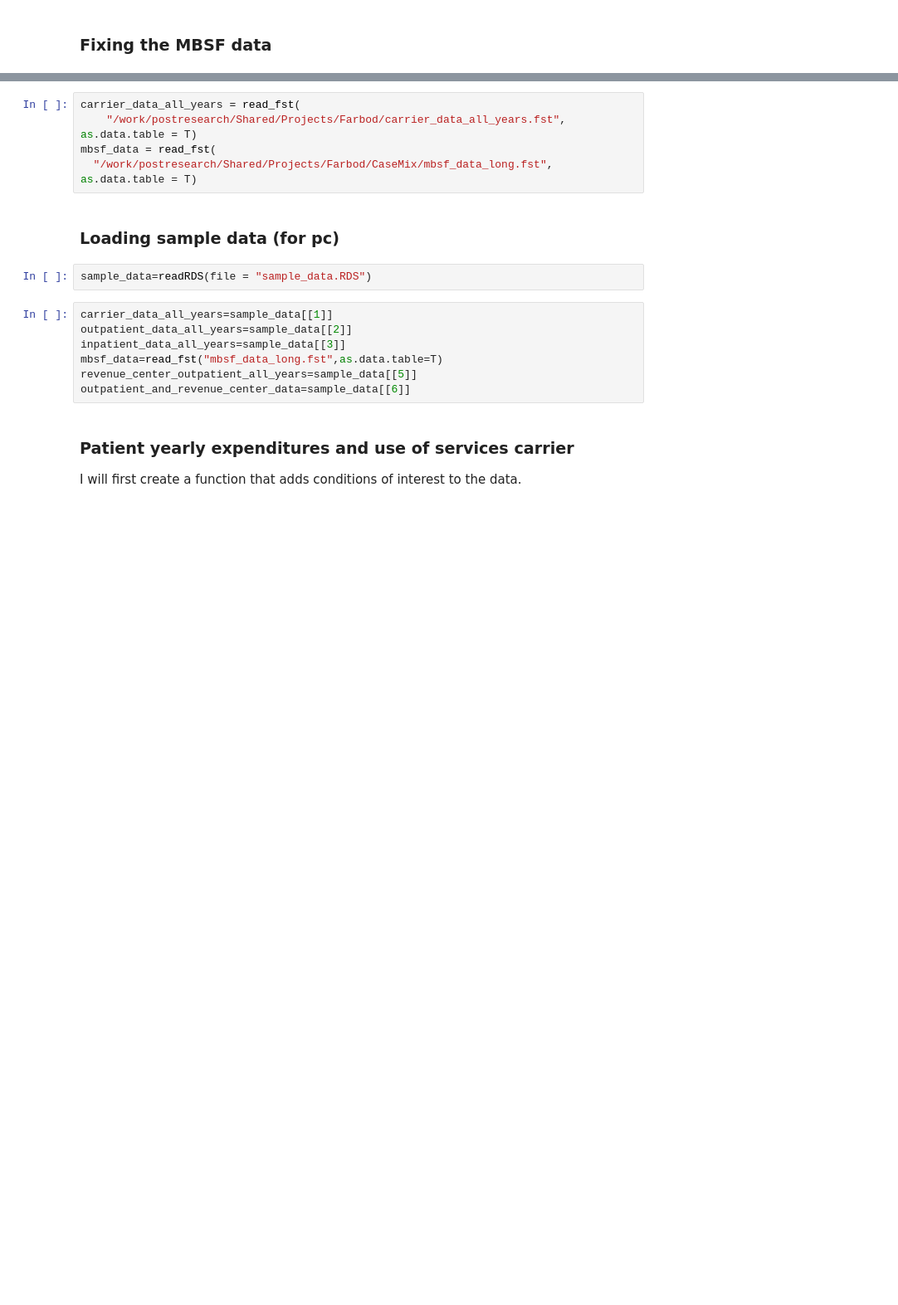
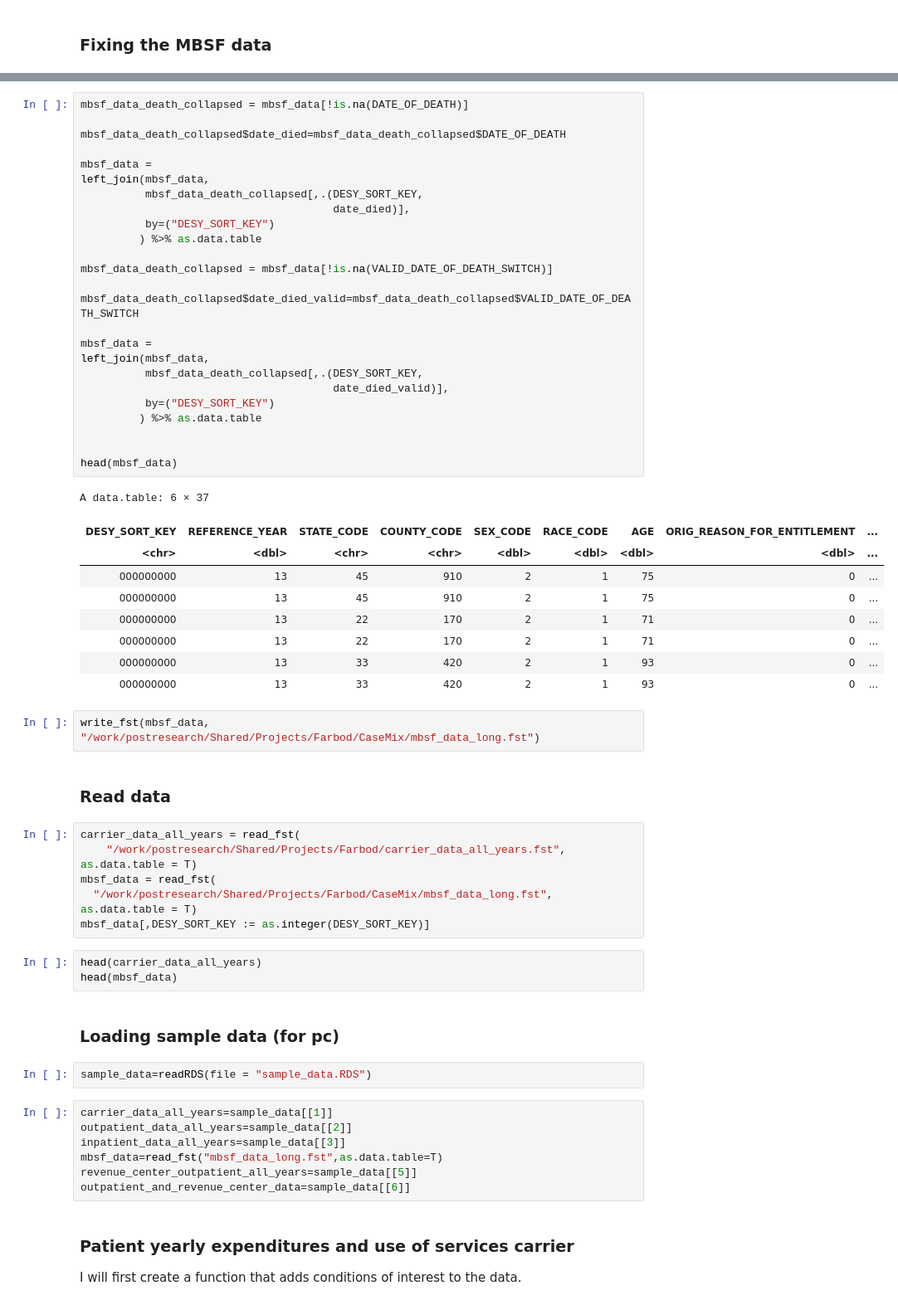
Before and after one commit to F4rbod/CaseMix, a Jupyter notebook: Calculations.ipynb, the cells around one changed output, grey strips where cells are left out. Shown: that part at 83% size. Drawn from its saved outputs; the diff is of its cells as text; blank space fills up the shorter version.

```diff
--- a/Calculations.ipynb
+++ b/Calculations.ipynb
@@ -70,8 +187,51 @@ These are the main functions that calculate yearly expenditures for patients and
+# %%
+mbsf_data_death_collapsed = mbsf_data[!is.na(DATE_OF_DEATH)]
+
+mbsf_data_death_collapsed$date_died=mbsf_data_death_collapsed$DATE_OF_DEATH
+
+mbsf_data =
+left_join(mbsf_data,
+          mbsf_data_death_collapsed[,.(DESY_SORT_KEY,
+                                       date_died)],
+          by=("DESY_SORT_KEY")
+         ) %>% as.data.table
+
+mbsf_data_death_collapsed = mbsf_data[!is.na(VALID_DATE_OF_DEATH_SWITCH)]
+
+mbsf_data_death_collapsed$date_died_valid=mbsf_data_death_collapsed$VALID_DATE_OF_DEATH_SWITCH
+
+mbsf_data =
+left_join(mbsf_data,
+          mbsf_data_death_collapsed[,.(DESY_SORT_KEY,
+                                       date_died_valid)],
+          by=("DESY_SORT_KEY")
+         ) %>% as.data.table
+
+
+head(mbsf_data)
+# %% [output]
+A data.table: 6 × 37
+| DESY_SORT_KEY | REFERENCE_YEAR | STATE_CODE | COUNTY_CODE | SEX_CODE | RACE_CODE | AGE | ORIG_REASON_FOR_ENTITLEMENT | ... |
+| <chr> | <dbl> | <chr> | <chr> | <dbl> | <dbl> | <dbl> | <dbl> | ... |
+| 000000000 | 13 | 45 | 910 | 2 | 1 | 75 | 0 | ... |
+| 000000000 | 13 | 45 | 910 | 2 | 1 | 75 | 0 | ... |
+| 000000000 | 13 | 22 | 170 | 2 | 1 | 71 | 0 | ... |
+| 000000000 | 13 | 22 | 170 | 2 | 1 | 71 | 0 | ... |
+| 000000000 | 13 | 33 | 420 | 2 | 1 | 93 | 0 | ... |
+| 000000000 | 13 | 33 | 420 | 2 | 1 | 93 | 0 | ... |
+# %%
+write_fst(mbsf_data, "/work/postresearch/Shared/Projects/Farbod/CaseMix/mbsf_data_long.fst")
+# %% [markdown]
+### Read data
 # %%
 carrier_data_all_years = read_fst(
     "/work/postresearch/Shared/Projects/Farbod/carrier_data_all_years.fst", as.data.table = T)
 mbsf_data = read_fst(
   "/work/postresearch/Shared/Projects/Farbod/CaseMix/mbsf_data_long.fst", as.data.table = T)
+mbsf_data[,DESY_SORT_KEY := as.integer(DESY_SORT_KEY)]
+# %%
+head(carrier_data_all_years)
+head(mbsf_data)
 # %% [markdown]
 ### Loading sample data (for pc)
 # %%
```
Also changed, not shown: parts of 29 cells of this notebook, 2 other files.
